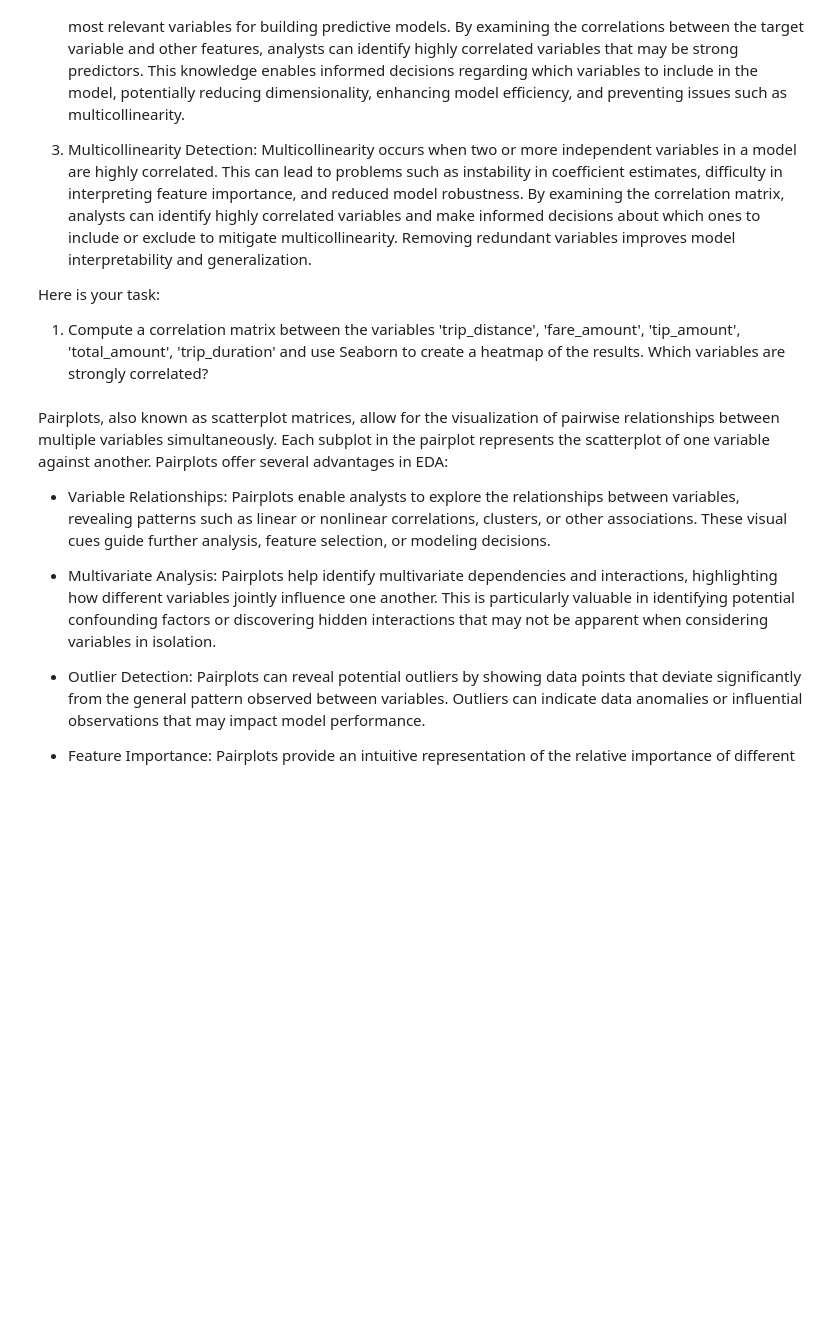
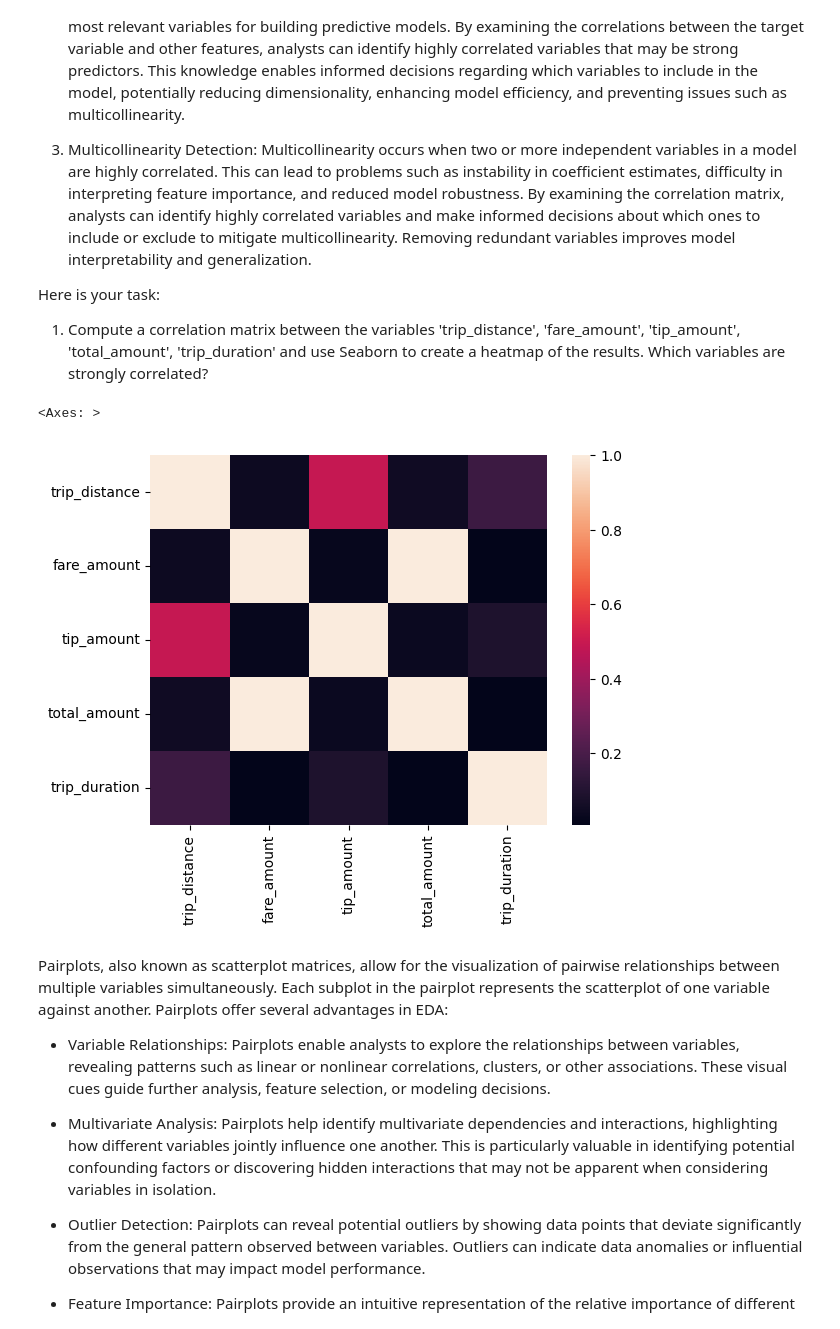
Before and after one commit to sranga/CleaningData, a Jupyter notebook: Student_MLE_MiniProject_EDA.ipynb, the cells around one changed output. Drawn from its saved outputs; the diff is of its cells as text; code cells hidden in the pictures; blank space fills up the shorter version.

```diff
--- a/Student_MLE_MiniProject_EDA.ipynb
+++ b/Student_MLE_MiniProject_EDA.ipynb
@@ -70,8 +213,13 @@ Here is your task:
   1. Compute a correlation matrix between the variables 'trip_distance', 'fare_amount', 'tip_amount', 'total_amount', 'trip_duration' and use Seaborn to create a heatmap of the results. Which variables are strongly correlated?
 # %%
 # Compute correlation matrix of numerical variables
+taxi_clean_corr = taxi_clean_df[['trip_distance', 'fare_amount', 'tip_amount', 'total_amount', 'trip_duration']].corr()
 
 # Create a heatmap of the correlation matrix
+sns.heatmap(taxi_clean_corr)
+# %% [output]
+<Axes: >
+[figure, added]
 # %% [markdown]
 Pairplots, also known as scatterplot matrices, allow for the visualization of pairwise relationships between multiple variables simultaneously. Each subplot in the pairplot represents the scatterplot of one variable against another. Pairplots offer several advantages in EDA:
 
```
Also changed, not shown: parts of 10 cells of this notebook.
